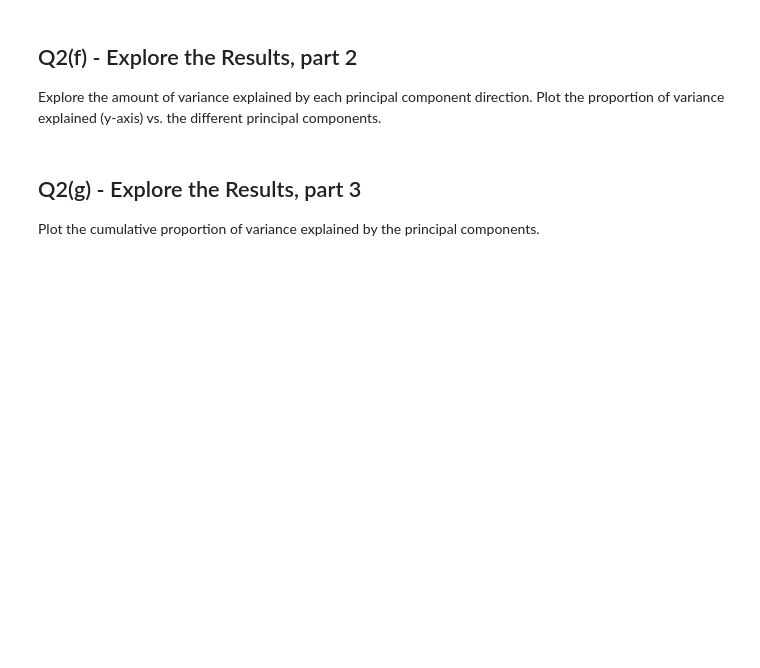
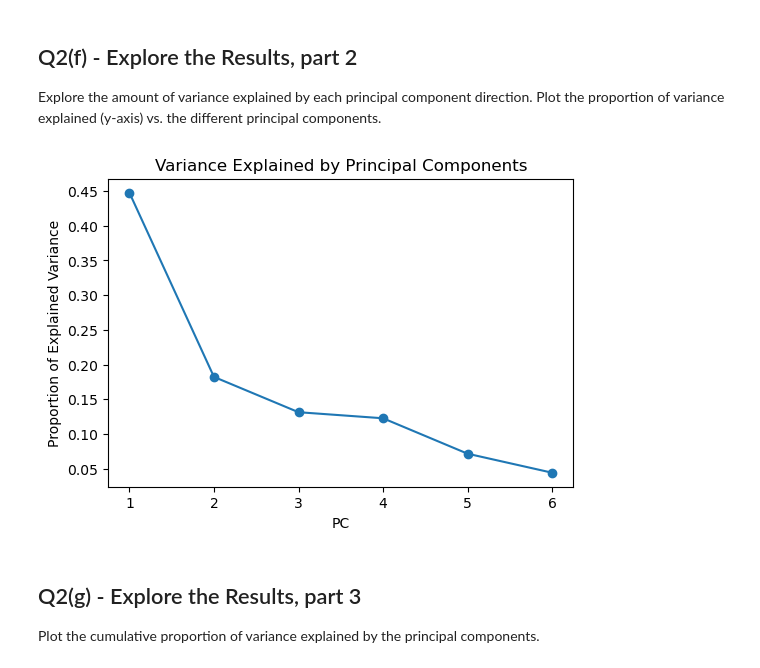
Before and after one commit to aarschne/CS5831Shared, a Jupyter notebook: a3-5831/a3-5831.ipynb, the cells around one changed output. Drawn from its saved outputs; the diff is of its cells as text; code cells hidden in the pictures; blank space fills up the shorter version.

```diff
--- a/a3-5831/a3-5831.ipynb
+++ b/a3-5831/a3-5831.ipynb
@@ -393,6 +437,18 @@ Plot the transformed data in the space defined by the first two principal compon
 Explore the amount of variance explained by each principal component direction. Plot the proportion of variance explained (y-axis) vs. the different principal components.
 # %%
 # Plot variance explained by each component
+
+var_explained = pokPCA.explained_variance_ratio_
+pcs = np.arange(1, len(var_explained) + 1)
+
+plt.figure(figsize=(6,4))
+plt.plot(pcs, var_explained, marker="o")
+plt.xlabel("PC")
+plt.ylabel("Proportion of Explained Variance")
+plt.title("Variance Explained by Principal Components")
+plt.show()
+# %% [output]
+[figure, added]
 # %% [markdown]
 <!-- END QUESTION -->
 
```
Also changed, not shown: parts of 10 cells of this notebook, 2 other files.
